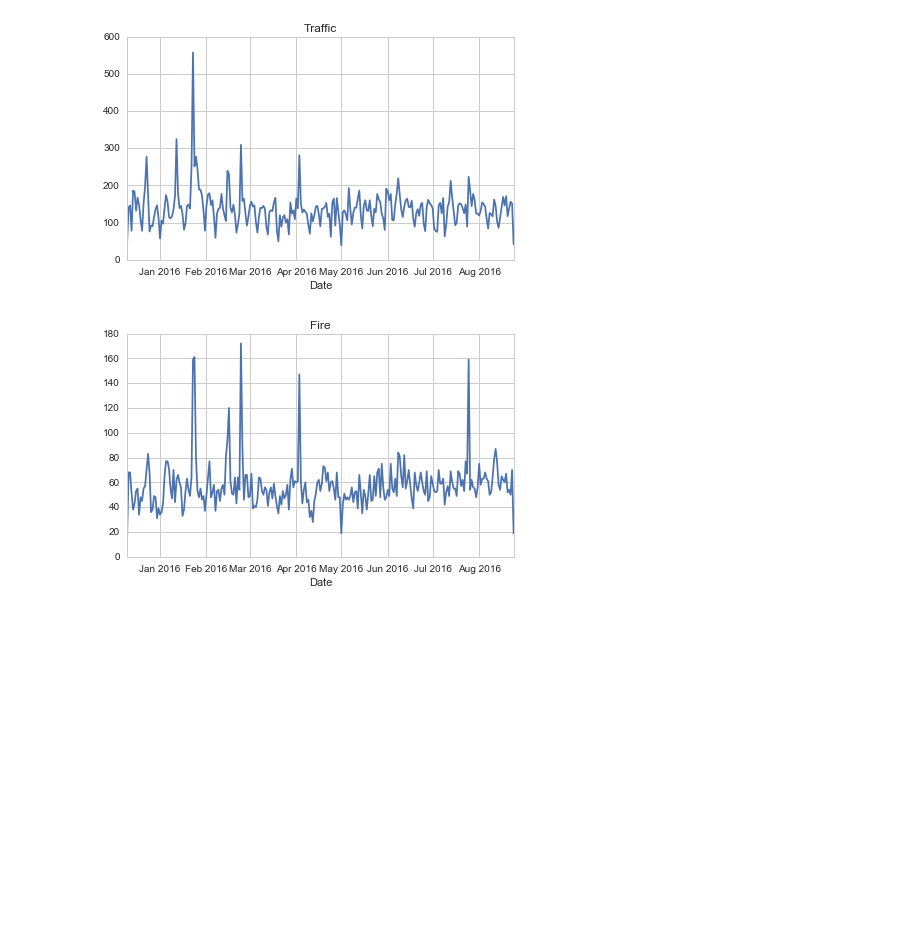
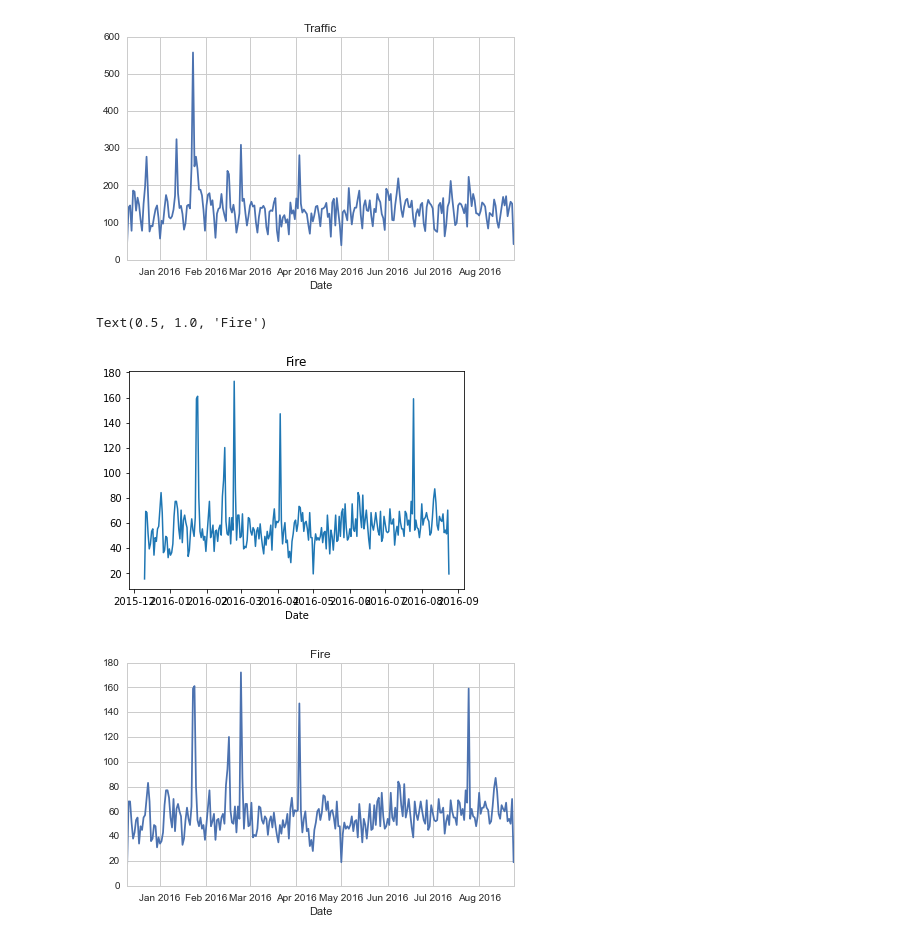
Before and after one commit to theodoredyer/DS-ML-Learning, a Jupyter notebook: DS_ML_Bootcamp-master/10-Data-Capstone-Projects/01-911 Calls Data Capstone Project.ipynb, the cells around one changed output. Saved outputs shown, nothing was run; the diff lists cells and outputs as text; code cells hidden in the pictures; blank space fills up the shorter version.

```diff
--- a/DS_ML_Bootcamp-master/10-Data-Capstone-Projects/01-911 Calls Data Capstone Project.ipynb
+++ b/DS_ML_Bootcamp-master/10-Data-Capstone-Projects/01-911 Calls Data Capstone Project.ipynb
@@ -319,6 +329,12 @@ bymonth['lat'].plot()
 # %%
 # %% [output]
 [figure]
+# %%
+df[df['Reason'] == 'Fire'].groupby('Date').count()['lat'].plot()
+plt.title('Fire')
+# %% [output]
+Text(0.5, 1.0, 'Fire')
+[figure, added]
 # %%
 # %% [output]
 [figure]
```
Also changed, not shown: parts of 12 cells of this notebook, 1 other file.
